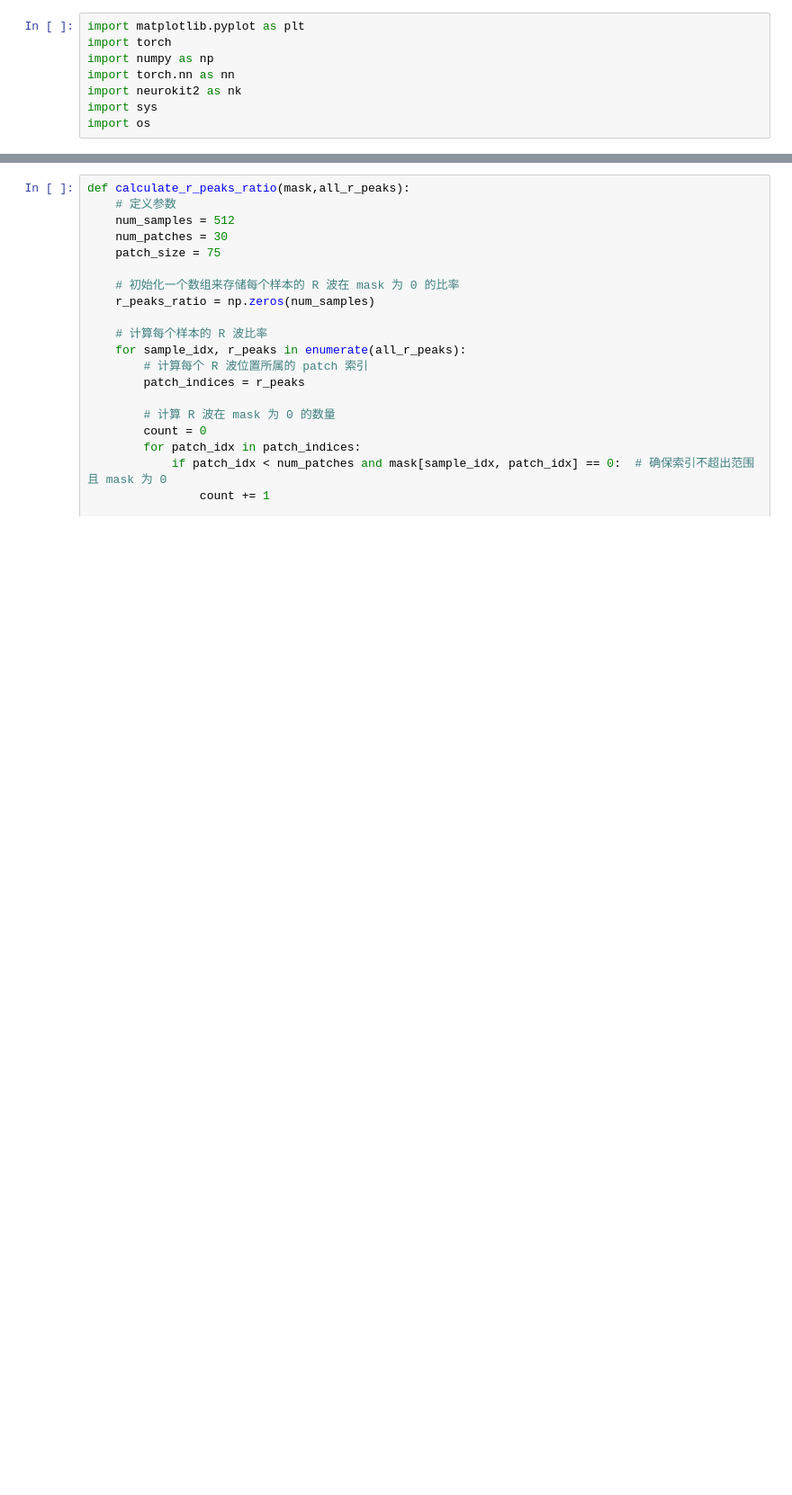
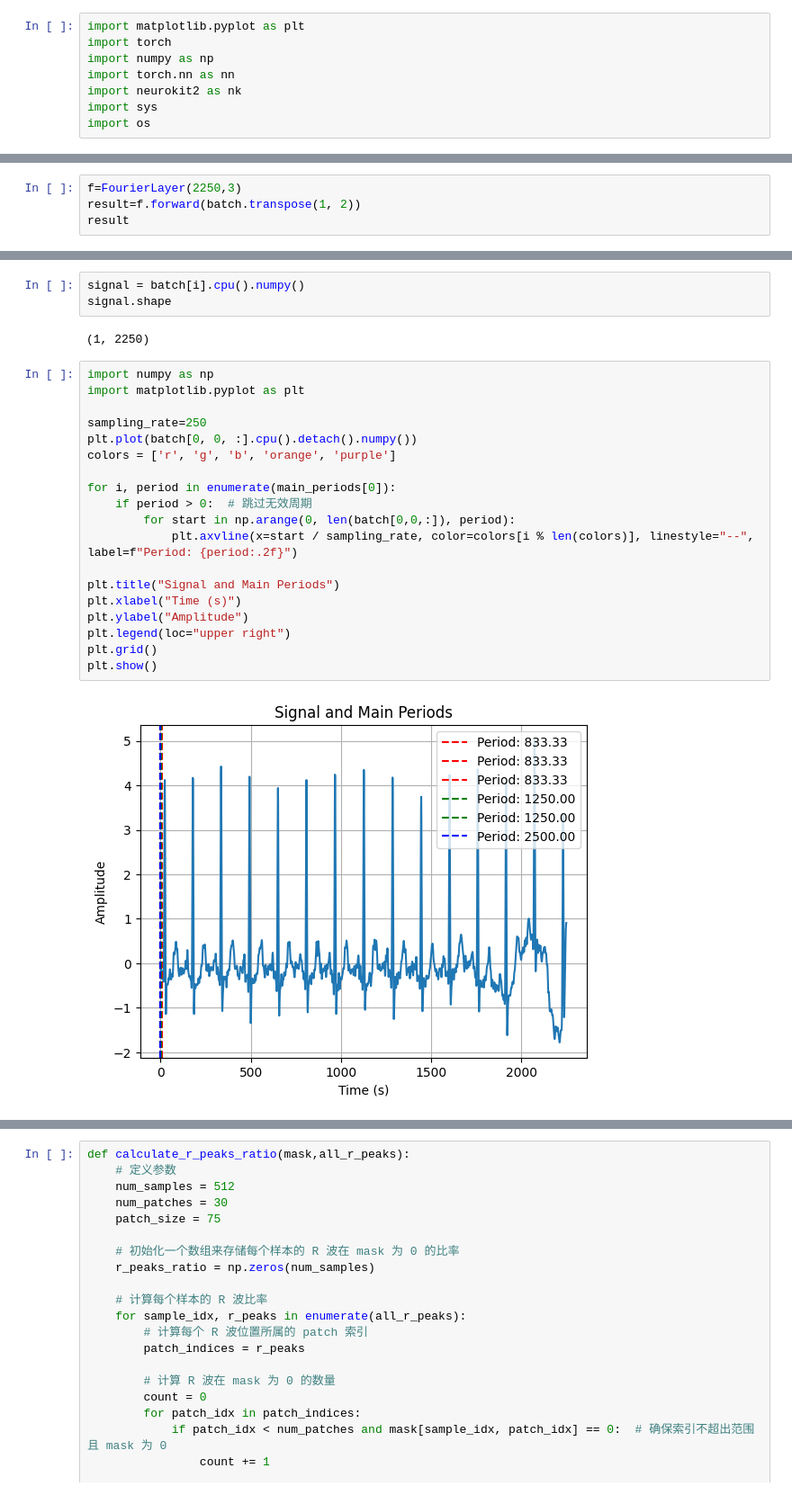
Before and after one commit to tianti1/ECGMind, a Jupyter notebook: mask.ipynb, the cells around one changed output, grey strips where cells are left out. Shown at 90% size. Saved outputs shown, nothing was run; the diff lists cells and outputs as text; blank space fills up the shorter version.

```diff
--- a/mask.ipynb
+++ b/mask.ipynb
@@ -65,0 +158,4 @@ Mask Type: period
+# %%
+f=FourierLayer(2250,3)
+result=f.forward(batch.transpose(1, 2))
+result
@@ -65,0 +319,26 @@ Mask Type: period
+# %%
+signal = batch[i].cpu().numpy()
+signal.shape
+# %% [output]
+(1, 2250)
+# %%
+import numpy as np
+import matplotlib.pyplot as plt
+
+sampling_rate=250
+plt.plot(batch[0, 0, :].cpu().detach().numpy())
+colors = ['r', 'g', 'b', 'orange', 'purple']
+
+for i, period in enumerate(main_periods[0]):
+    if period > 0:  # 跳过无效周期
+        for start in np.arange(0, len(batch[0,0,:]), period):
+            plt.axvline(x=start / sampling_rate, color=colors[i % len(colors)], linestyle="--", label=f"Period: {period:.2f}")
+
+plt.title("Signal and Main Periods")
+plt.xlabel("Time (s)")
+plt.ylabel("Amplitude")
+plt.legend(loc="upper right")
+plt.grid()
+plt.show()
+# %% [output]
+[figure, added]
```
Also changed, not shown: parts of 27 cells of this notebook, 22 other files.
